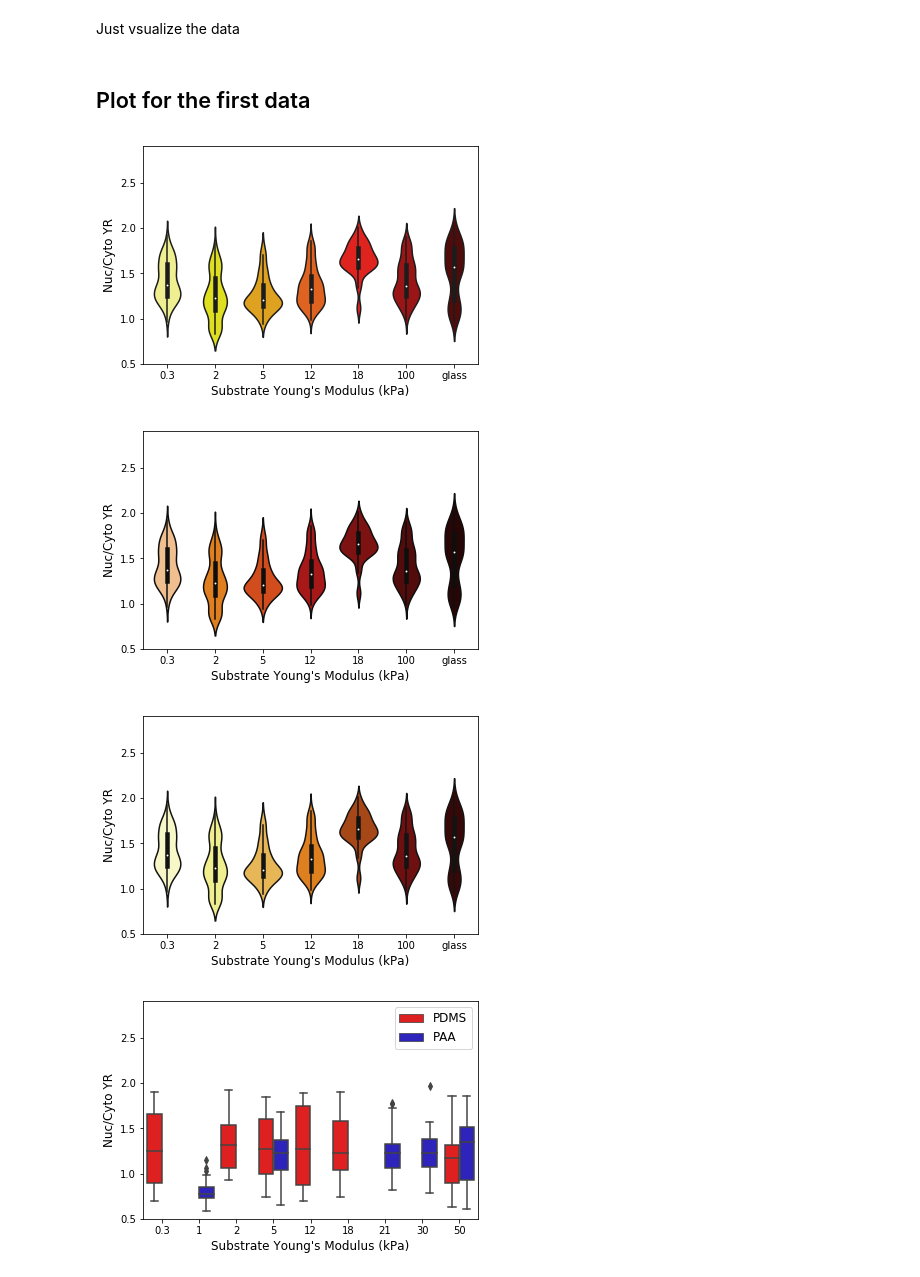
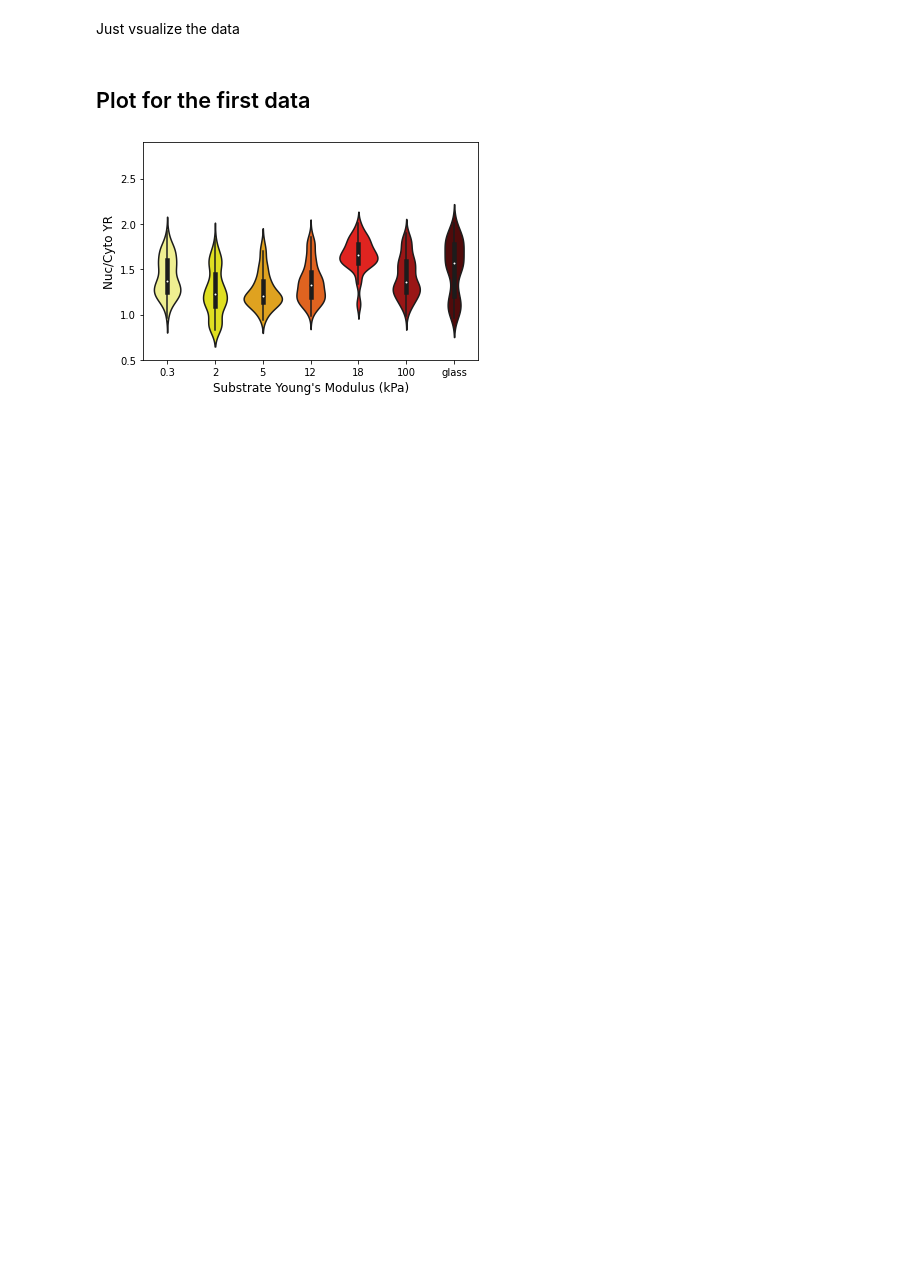
Before and after one commit to NewshaKoushki/PNAS_paper_tools, a Jupyter notebook: violin_boxplots_generator/box_plot_p_values_tools.ipynb, the cells around one changed output. Saved outputs shown, nothing was run; the diff lists cells and outputs as text; code cells hidden in the pictures; blank space fills up the shorter version.

Commit message:
Update box_plot_p_values_tools.ipynb
Replace a boxplots with violin plots.

```diff
--- a/violin_boxplots_generator/box_plot_p_values_tools.ipynb
+++ b/violin_boxplots_generator/box_plot_p_values_tools.ipynb
@@ -15,6 +18,6 @@ colors_all = "Accent,Blues,Blues_r,BrBG,BrBG_r,BuGn,BuGn_r,BuPu,BuPu_r,CMRmap, C
 colors_all = colors_all.replace(" ", "")
 #colors_all ="YlGn,YlGnBu,YlGnBu_r,YlGn_r,YlOrBr,YlOrBr_r,YlOrRd,YlOrRd_r"
-list_color = list(colors_all.split(","))
-#list_color = ['hot_r', 'gist_heat_r', 'afmhot_r']
+#list_color = list(colors_all.split(","))
+list_color = ['hot_r'];#, 'gist_heat_r', 'afmhot_r']
 print(list_color)
 # %% [output]
@@ -96,12 +99,5 @@ def plot_boxplots_1(infile):
 # %%
 infile = "paper_1_box_plot_1.csv"
 plot_violin(infile,7)
-
-
-infile = "plot_pdms_pa.csv"
-plot_boxplots(infile)
 # %% [output]
-[figure, old version]
+[figure, new version]
-[figure, removed]
-[figure, removed]
-[figure, removed]
```
Also changed, not shown: parts of 13 cells of this notebook.
